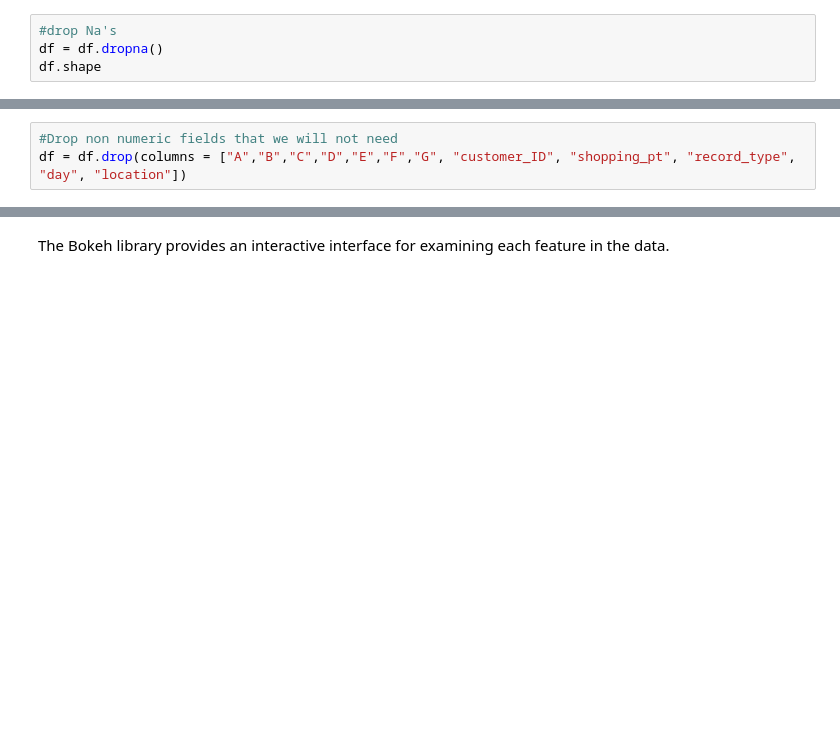
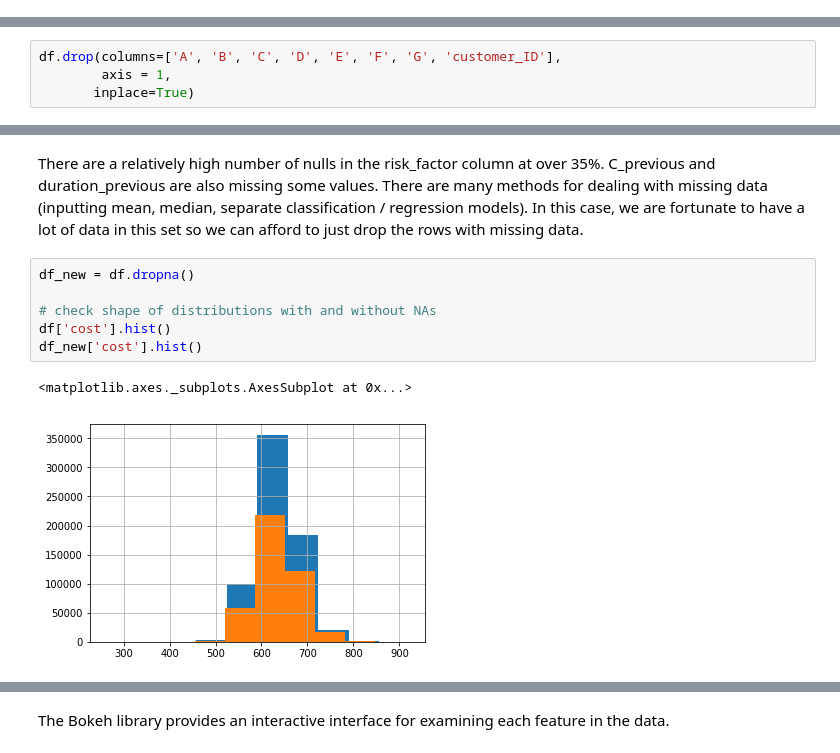
Before and after one commit to drewmalter12/AI-ML_Workshop, a Jupyter notebook: Linear Regression + Model Evaluation.ipynb, the cells around one changed output, grey strips where cells are left out. Cells and saved outputs as stored; diff of their text form; blank space fills up the shorter version.

```diff
--- a/Linear Regression + Model Evaluation.ipynb
+++ b/Linear Regression + Model Evaluation.ipynb
@@ -59,4 +84,0 @@ df.isnull().any()
-# %%
-#drop Na's
-df = df.dropna()
-df.shape
@@ -63,3 +87,4 @@ df.shape
 # %%
-#Drop non numeric fields that we will not need
-df = df.drop(columns = ["A","B","C","D","E","F","G", "customer_ID", "shopping_pt", "record_type", "day", "location"])
+df.drop(columns=['A', 'B', 'C', 'D', 'E', 'F', 'G', 'customer_ID'],
+        axis = 1,
+       inplace=True)
@@ -65,0 +119,11 @@ df = df.drop(columns = ["A","B","C","D","E","F","G", "customer_ID", "shopping_pt
+# %% [markdown]
+There are a relatively high number of nulls in the risk_factor column at over 35%. C_previous and duration_previous are also missing some values. There are many methods for dealing with missing data (inputting mean, median, separate classification / regression models). In this case, we are fortunate to have a lot of data in this set so we can afford to just drop the rows with missing data.
+# %%
+df_new = df.dropna()
+
+# check shape of distributions with and without NAs
+df['cost'].hist()
+df_new['cost'].hist()
+# %% [output]
+<matplotlib.axes._subplots.AxesSubplot at 0x...>
+[figure, added]
```
Also changed, not shown: parts of 66 cells of this notebook.
